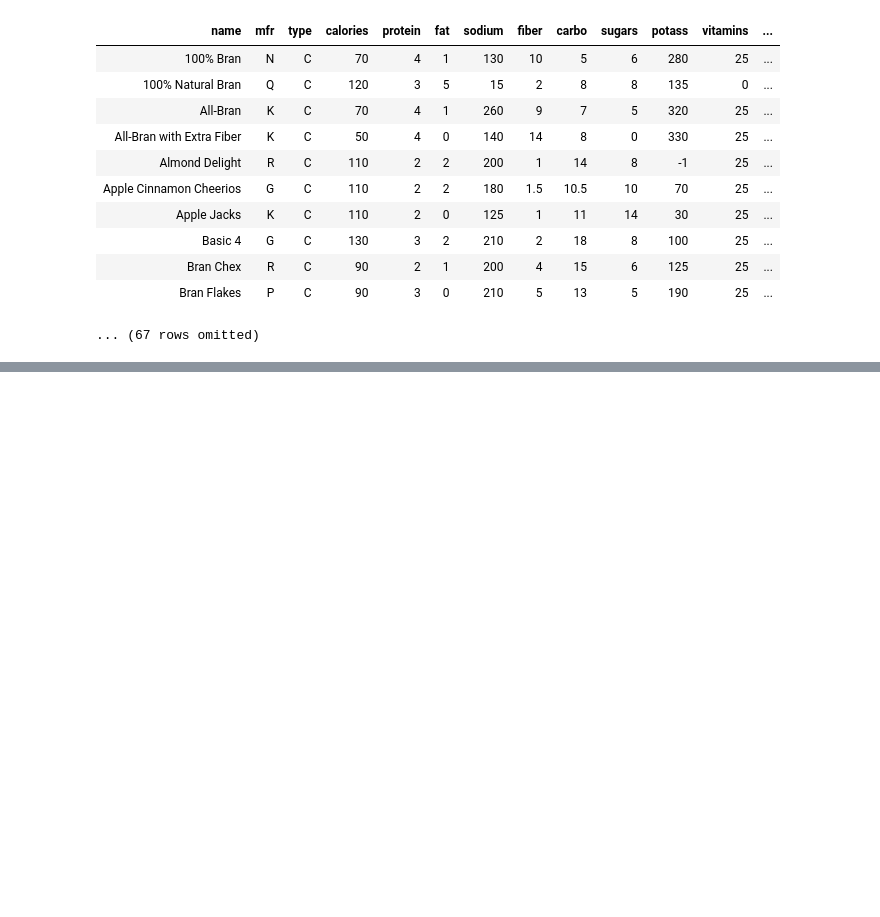
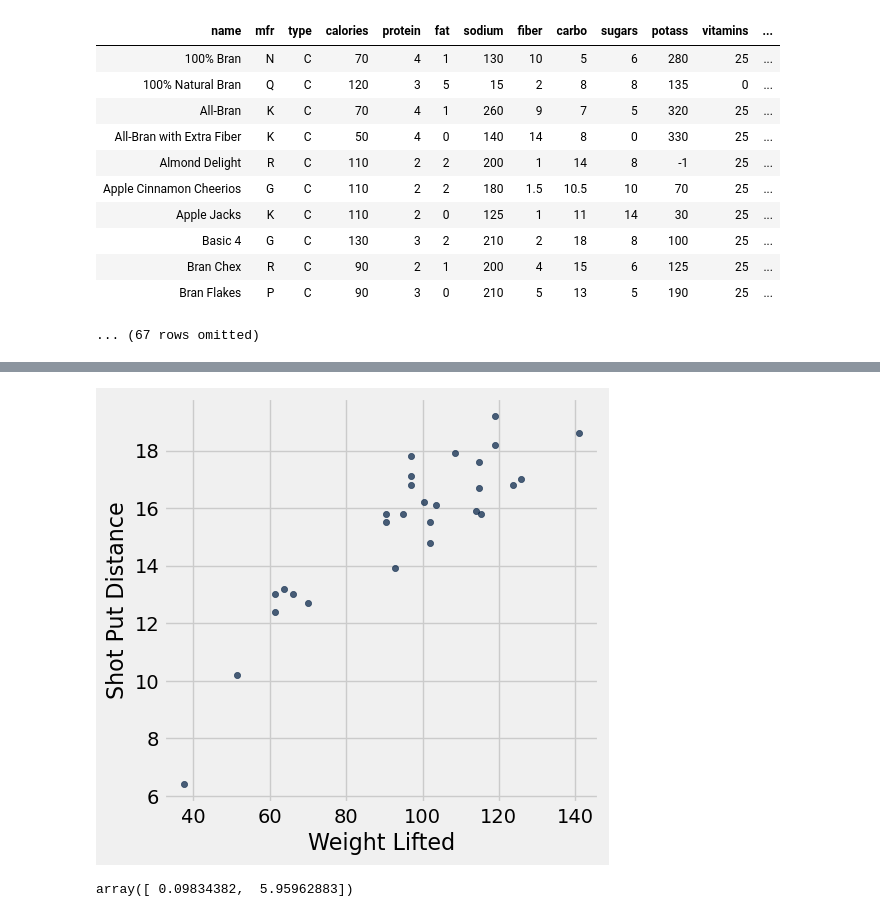
Before and after one commit to lawtonsclass/s26-code-from-class, a Jupyter notebook: data8/ch15.ipynb, the cells around one changed output, grey strips where cells are left out. Saved outputs shown, nothing was run; the diff lists cells and outputs as text; code cells hidden in the pictures; blank space fills up the shorter version.

```diff
--- a/data8/ch15.ipynb
+++ b/data8/ch15.ipynb
@@ -837,0 +930,3 @@ cereal
+# %%
+shotput = Table.read_table('data/shotput.csv')
+shotput
@@ -837,0 +946,15 @@ cereal
+# %%
+shotput.scatter('Weight Lifted')
+# %% [output]
+[figure, added]
+# %%
+def shotput_linear_rmse(any_slope, any_intercept):
+    x = shotput.column('Weight Lifted')
+    y = shotput.column('Shot Put Distance')
+    estimate = any_slope*x + any_intercept
+    return np.mean((y - estimate) ** 2) ** 0.5
+
+best_line = minimize(shotput_linear_rmse)
+best_line
+# %% [output]
+array([ 0.09834382,  5.95962883])
```
Also changed, not shown: parts of 46 cells of this notebook.
